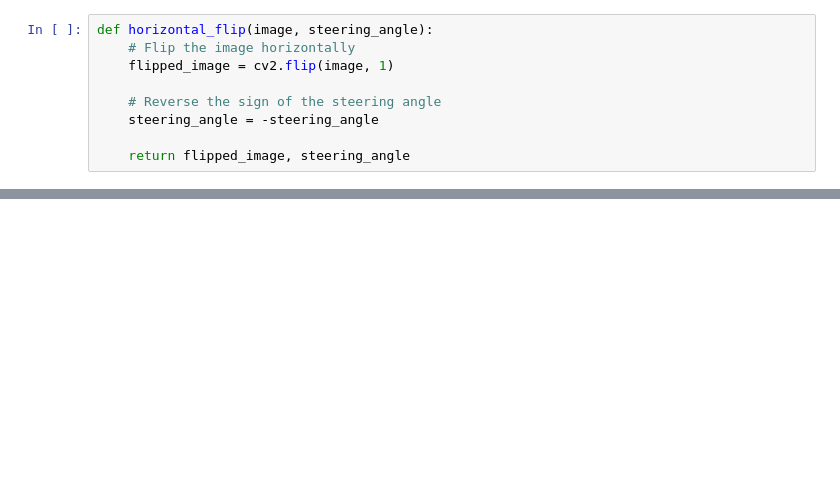
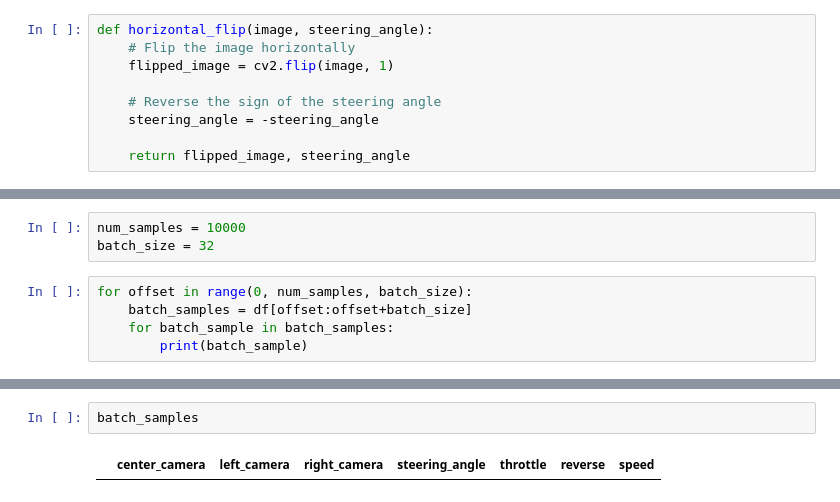
Before and after one commit to crisdanrodriguez/self-driving_car, a Jupyter notebook: data_augmentation.ipynb, the cells around one changed output, grey strips where cells are left out. Drawn from its saved outputs; the diff is of its cells as text; blank space fills up the shorter version.

```diff
--- a/data_augmentation.ipynb
+++ b/data_augmentation.ipynb
@@ -54,3 +62,11 @@ def top_bottom_crop(image):
     cropped_image = image[40:135, :]
 
     return cropped_image
+# %%
+num_samples = 10000
+batch_size = 32
+# %%
+for offset in range(0, num_samples, batch_size):
+    batch_samples = df[offset:offset+batch_size]
+    for batch_sample in batch_samples:
+        print(batch_sample)
@@ -56,0 +91,4 @@ def top_bottom_crop(image):
+# %%
+batch_samples
+# %% [output]
+|  | center_camera | left_camera | right_camera | steering_angle | throttle | reverse | speed |
```
Also changed, not shown: parts of 6 cells of this notebook, 1 other file.
